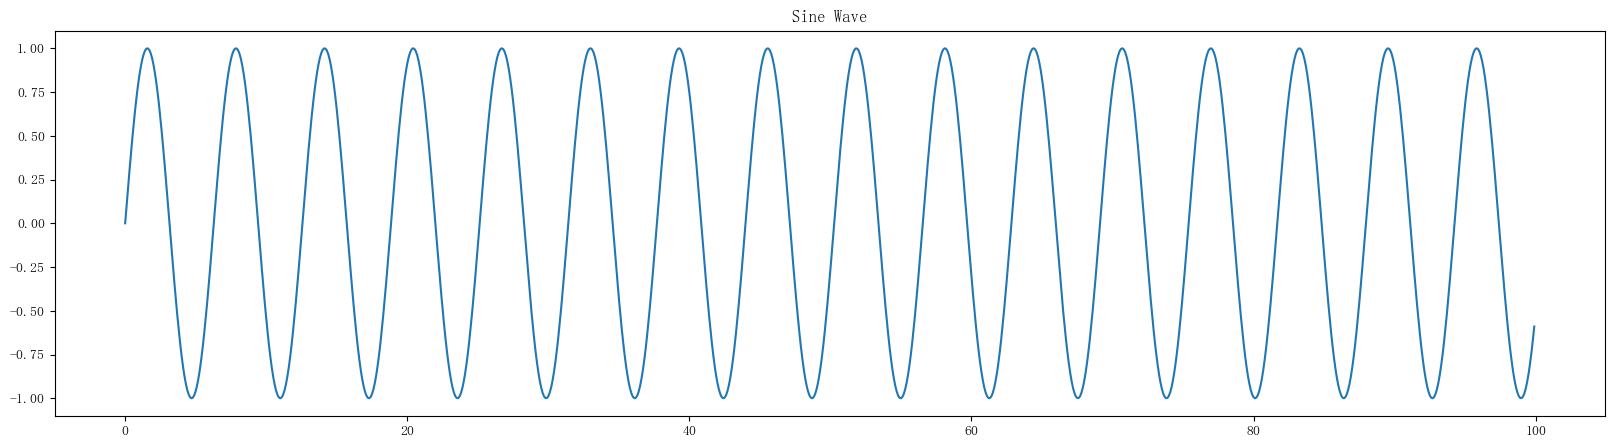
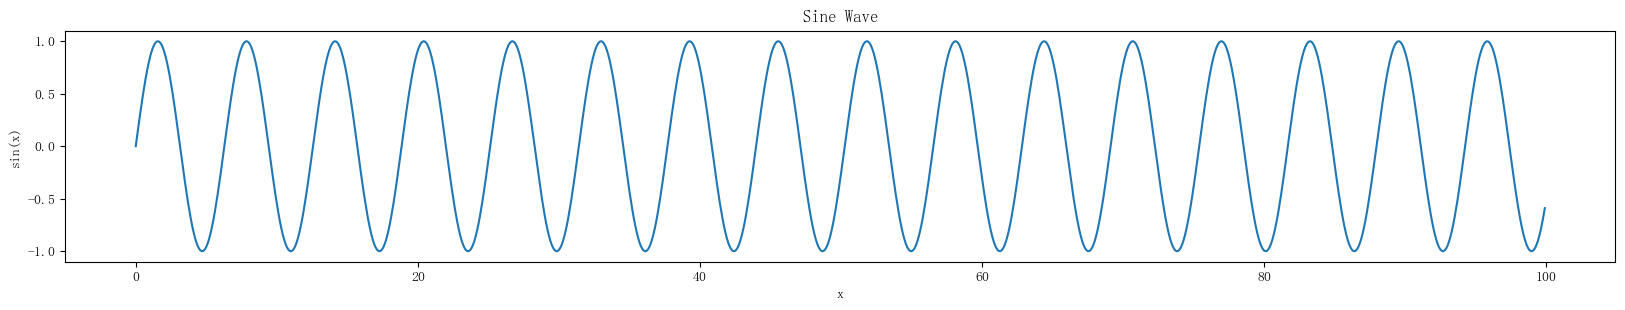
Code edit (unified diff) that turned the first committed figure into the second:
--- before
+++ after
@@ -1,5 +1,5 @@
 x = np.arange(0,100,0.1)
 y = np.sin(x)
-plt.figure(figsize=(20,5))
+plt.figure(figsize=(20,3))
 plt.plot(x,y)
 plt.xlabel("x")

Commit: reshape the size of plot